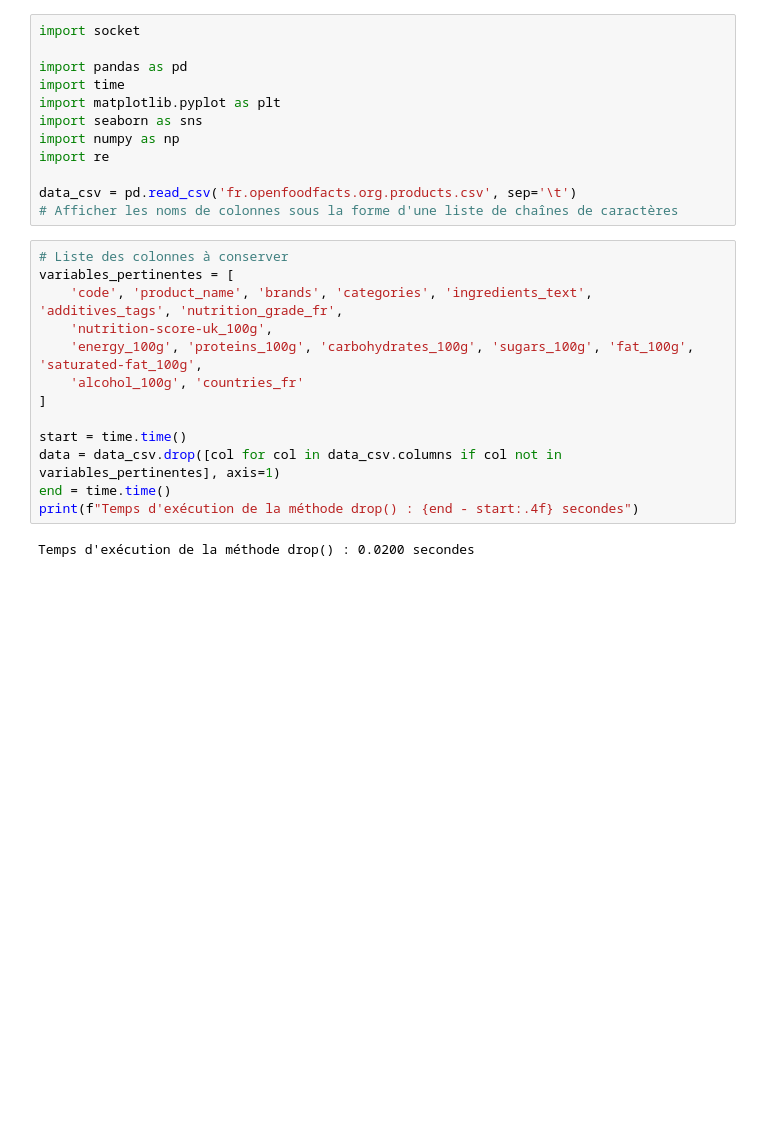
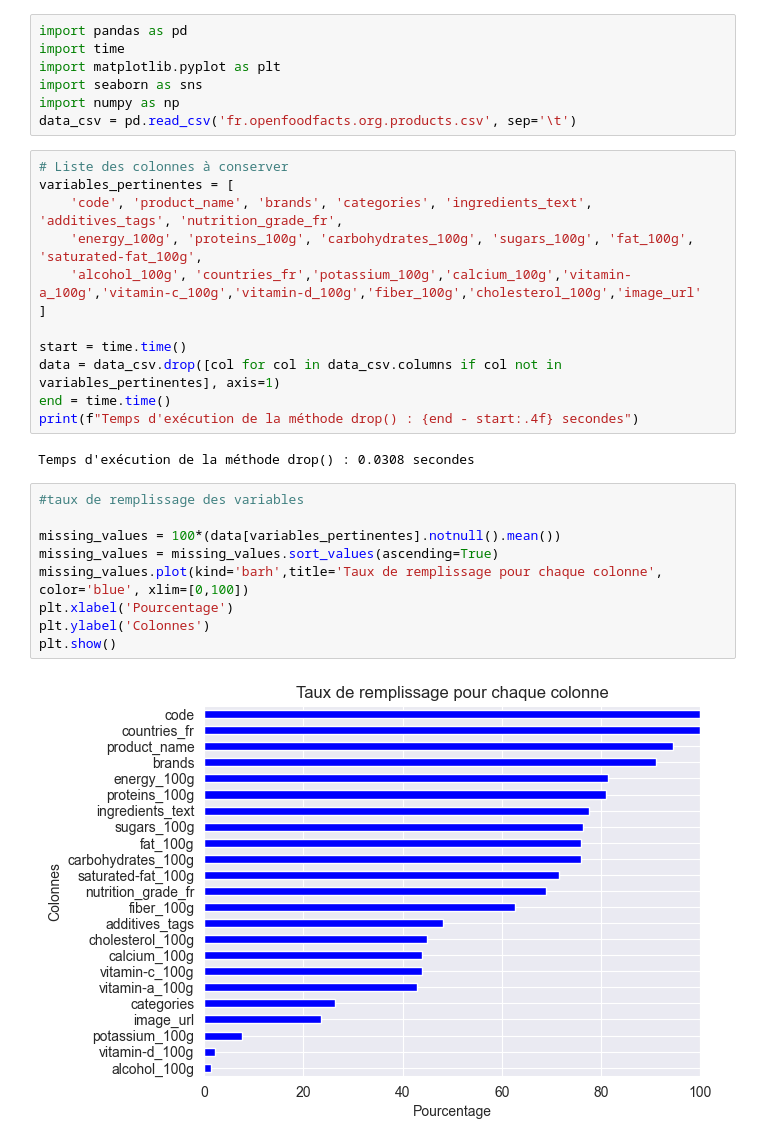
Before and after one commit to BinaryLost/machine_learning_projects, a Jupyter notebook: projet_2/nettoyage_openfood.ipynb, the cells around one changed output. Drawn from its saved outputs; the diff is of its cells as text; blank space fills up the shorter version.

```diff
--- a/projet_2/nettoyage_openfood.ipynb
+++ b/projet_2/nettoyage_openfood.ipynb
@@ -1,22 +1,16 @@
 # %%
-import socket
-
 import pandas as pd
 import time
 import matplotlib.pyplot as plt
 import seaborn as sns
 import numpy as np
-import re
-
 data_csv = pd.read_csv('fr.openfoodfacts.org.products.csv', sep='\t')
-# Afficher les noms de colonnes sous la forme d'une liste de chaînes de caractères
 # %%
 # Liste des colonnes à conserver
 variables_pertinentes = [
     'code', 'product_name', 'brands', 'categories', 'ingredients_text', 'additives_tags', 'nutrition_grade_fr',
-    'nutrition-score-uk_100g',
     'energy_100g', 'proteins_100g', 'carbohydrates_100g', 'sugars_100g', 'fat_100g', 'saturated-fat_100g',
-    'alcohol_100g', 'countries_fr'
+    'alcohol_100g', 'countries_fr','potassium_100g','calcium_100g','vitamin-a_100g','vitamin-c_100g','vitamin-d_100g','fiber_100g','cholesterol_100g','image_url'
 ]
 
 start = time.time()
@@ -24,4 +18,15 @@ data = data_csv.drop([col for col in data_csv.columns if col not in variables_pe
 end = time.time()
 print(f"Temps d'exécution de la méthode drop() : {end - start:.4f} secondes")
 # %% [output]
-Temps d'exécution de la méthode drop() : 0.0200 secondes
+Temps d'exécution de la méthode drop() : 0.0308 secondes
+# %%
+#taux de remplissage des variables
+
+missing_values = 100*(data[variables_pertinentes].notnull().mean())
+missing_values = missing_values.sort_values(ascending=True)
+missing_values.plot(kind='barh',title='Taux de remplissage pour chaque colonne', color='blue', xlim=[0,100])
+plt.xlabel('Pourcentage')
+plt.ylabel('Colonnes')
+plt.show()
+# %% [output]
+[figure, added]
```
Also changed, not shown: parts of 13 cells of this notebook.
